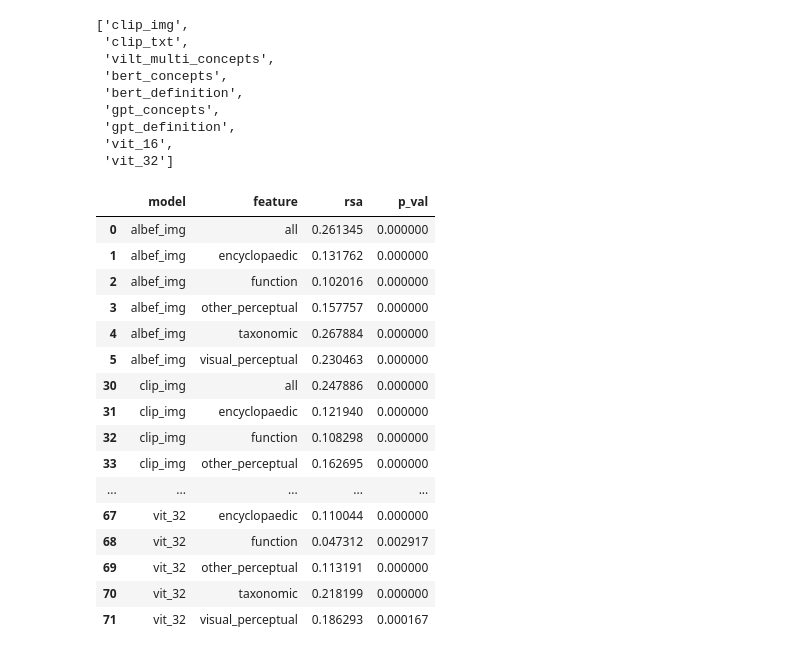
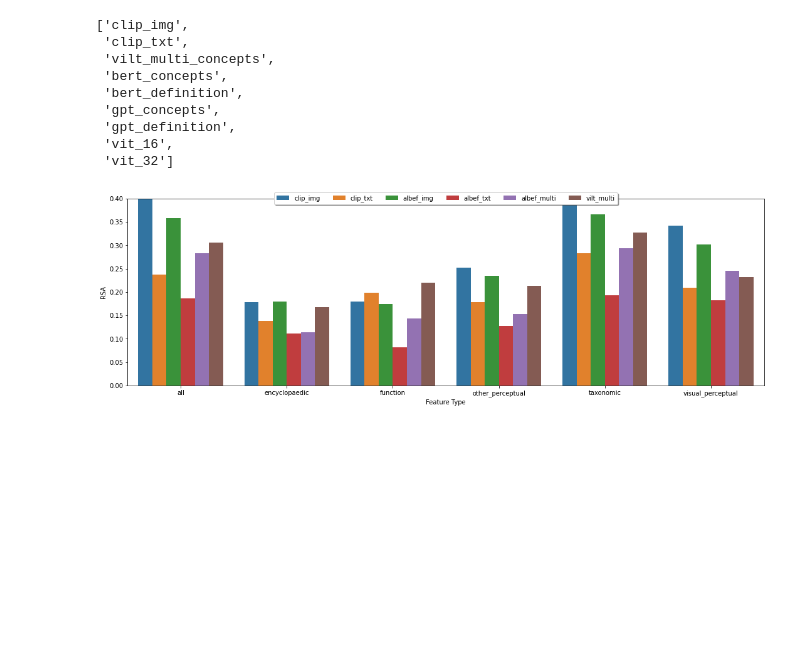
Before and after one commit to martinagvilas/fsk-multimodal, a Jupyter notebook: vis_results/rsa.ipynb, the cells around one changed output. Saved outputs shown, nothing was run; the diff lists cells and outputs as text; code cells hidden in the pictures; blank space fills up the shorter version.

Commit message:
add visualization of results

```diff
--- a/vis_results/rsa.ipynb
+++ b/vis_results/rsa.ipynb
@@ -13,9 +13,10 @@ from fsk.config import layers
 rsa_path = Path('/Users/m_vilas/projects/fsk-multimodal/results/rsa')
 # %%
 models = [
-    'clip_img', 'clip_txt', 'vilt_multi', 'albef_img', 'albef_txt', 'albef_multi',
+    'clip_img', 'clip_txt',  'albef_img', 'albef_txt', 'albef_multi', 'vilt_multi',
     'bert_concepts', 'bert_definition', 'gpt_concepts', 'gpt_definition', 'vit_16', 'vit_32'
 ]
+multi_models = ['clip_img', 'clip_txt',  'albef_img', 'albef_txt', 'albef_multi', 'vilt_multi']
 hs_types = ['concepts', 'definition']
 stream_map = {
     'clip_img': 'image', 'clip_txt': 'text', 'vilt_multi': 'multimodal',
@@ -110,28 +111,26 @@ models
  'gpt_definition',
  'vit_16',
  'vit_32']
-# %%
-mean_data = data.groupby(['model', 'feature']).mean().reset_index()
-mean_data1 = mean_data.loc[mean_data['model'].isin(['vit_16', 'vit_32', 'clip_img', 'albef_img', 'vilt_multi'])]
-#mean_data2 = mean_data.loc[mean_data['model'].isin(['vit_16', 'clip_img', 'vilt_multi_concepts'])]
-mean_data1
-# %% [output]
-|  | model | feature | rsa | p_val |
-| 0 | albef_img | all | 0.261345 | 0.000000 |
-| 1 | albef_img | encyclopaedic | 0.131762 | 0.000000 |
-| 2 | albef_img | function | 0.102016 | 0.000000 |
-| 3 | albef_img | other_perceptual | 0.157757 | 0.000000 |
-| 4 | albef_img | taxonomic | 0.267884 | 0.000000 |
-| 5 | albef_img | visual_perceptual | 0.230463 | 0.000000 |
-| 30 | clip_img | all | 0.247886 | 0.000000 |
-| 31 | clip_img | encyclopaedic | 0.121940 | 0.000000 |
-| 32 | clip_img | function | 0.108298 | 0.000000 |
-| 33 | clip_img | other_perceptual | 0.162695 | 0.000000 |
-| ... | ... | ... | ... | ... |
-| 67 | vit_32 | encyclopaedic | 0.110044 | 0.000000 |
-| 68 | vit_32 | function | 0.047312 | 0.002917 |
-| 69 | vit_32 | other_perceptual | 0.113191 | 0.000000 |
-| 70 | vit_32 | taxonomic | 0.218199 | 0.000000 |
-| 71 | vit_32 | visual_perceptual | 0.186293 | 0.000167 |
+# %%
+multi_data = data.loc[data['model'].isin(multi_models)]
+mean_multi_data = multi_data.groupby(['model', 'feature']).mean().reset_index()
+# %%
+max_multi_data = multi_data.groupby(['model', 'feature']).max().reset_index()
+# %%
+fig, ax = plt.subplots(figsize=(15,5))
+sns.barplot(
+    x='feature', y='rsa', hue='model', data=max_multi_data,
+    hue_order=multi_models
+)
+#ax.set_xticklabels(rotation = 20)
+ax.set(ylim=(0, 0.4))
+ax.set(xlabel='Feature Type', ylabel='RSA')
+ax.legend(loc='upper center', bbox_to_anchor=(0.5, 1.05),
+          ncol=6, fancybox=True, shadow=True)
+plt.tight_layout()
+plt.show()
+#fig.savefig(figures_path / 'figure_3.png', dpi=300)
+# %% [output]
+[figure, added]
 # %%
 fig, ax = plt.subplots(figsize=(15,5))
```
Also changed, not shown: parts of 1 cell of this notebook, 2 other files.
